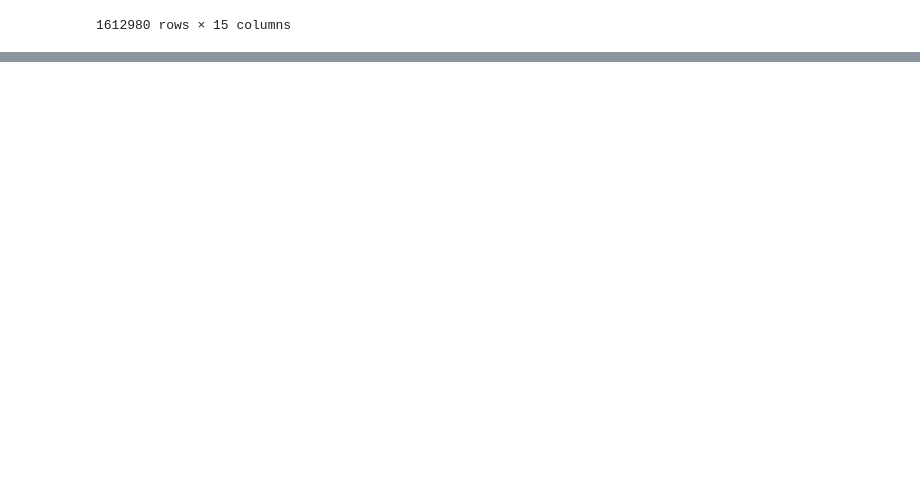
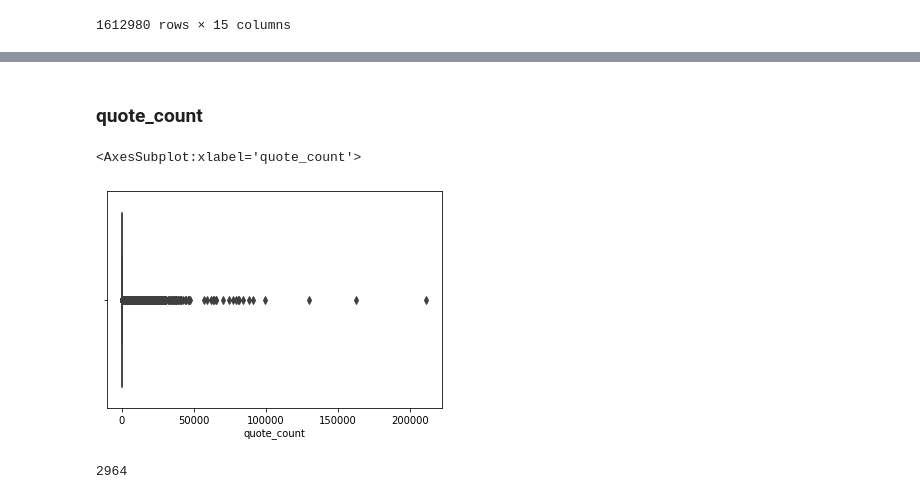
Before and after one commit to famagal/Twitter_bot_detection_713, a Jupyter notebook: notebooks/clemens_exploratory_analysis.ipynb, the cells around one changed output, grey strips where cells are left out. Saved outputs shown, nothing was run; the diff lists cells and outputs as text; code cells hidden in the pictures; blank space fills up the shorter version.

```diff
--- a/notebooks/clemens_exploratory_analysis.ipynb
+++ b/notebooks/clemens_exploratory_analysis.ipynb
@@ -53,0 +119,11 @@ df[['text']].head(30)
+# %% [markdown]
+### quote_count
+# %%
+sns.boxplot(data=df, x='quote_count')
+# %% [output]
+<AxesSubplot:xlabel='quote_count'>
+[figure, added]
+# %%
+df['quote_count'].nunique()
+# %% [output]
+2964
```
Also changed, not shown: parts of 40 cells of this notebook.
